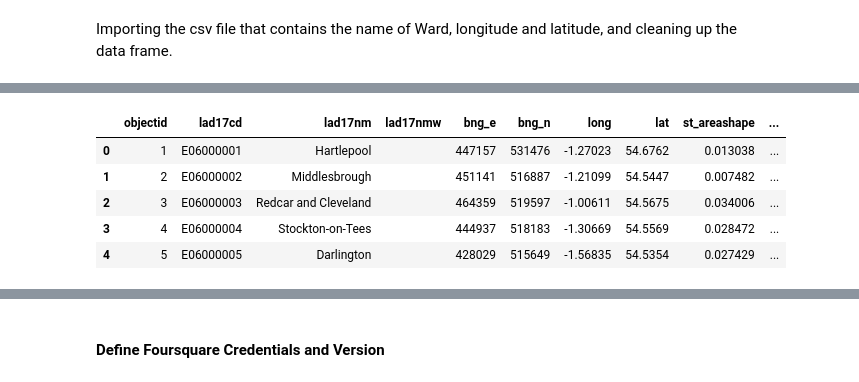
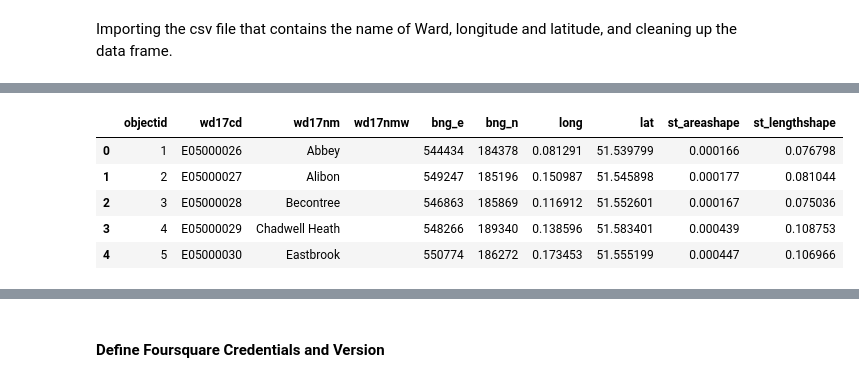
Before and after one commit to RJK99/Coursera_Capstone, a Jupyter notebook: AppliedDataScienceCapstone_A_Data_Journey_to_London_Week5.ipynb, the cells around one changed output, grey strips where cells are left out. Drawn from its saved outputs; the diff is of its cells as text; code cells hidden in the pictures.

```diff
--- a/AppliedDataScienceCapstone_A_Data_Journey_to_London_Week5.ipynb
+++ b/AppliedDataScienceCapstone_A_Data_Journey_to_London_Week5.ipynb
@@ -309,11 +345,11 @@ Importing the csv file that contains the name of Ward, longitude and latitude, a
 # %%
-df_geo_csv = pd.read_csv('Local_Authority_Districts__December_2017__Boundaries_in_the_UK__WGS84_.csv')
+df_geo_csv = pd.read_csv('Wards__December_2017__Boundaries_in_the_UK__WGS84_.csv')
 df_geo_csv.head()
 # %% [output]
-|  | objectid | lad17cd | lad17nm | lad17nmw | bng_e | bng_n | long | lat | st_areashape | ... |
-| 0 | 1 | E06000001 | Hartlepool |  | 447157 | 531476 | -1.27023 | 54.6762 | 0.013038 | ... |
-| 1 | 2 | E06000002 | Middlesbrough |  | 451141 | 516887 | -1.21099 | 54.5447 | 0.007482 | ... |
-| 2 | 3 | E06000003 | Redcar and Cleveland |  | 464359 | 519597 | -1.00611 | 54.5675 | 0.034006 | ... |
-| 3 | 4 | E06000004 | Stockton-on-Tees |  | 444937 | 518183 | -1.30669 | 54.5569 | 0.028472 | ... |
-| 4 | 5 | E06000005 | Darlington |  | 428029 | 515649 | -1.56835 | 54.5354 | 0.027429 | ... |
+|  | objectid | wd17cd | wd17nm | wd17nmw | bng_e | bng_n | long | lat | st_areashape | st_lengthshape |
+| 0 | 1 | E05000026 | Abbey |  | 544434 | 184378 | 0.081291 | 51.539799 | 0.000166 | 0.076798 |
+| 1 | 2 | E05000027 | Alibon |  | 549247 | 185196 | 0.150987 | 51.545898 | 0.000177 | 0.081044 |
+| 2 | 3 | E05000028 | Becontree |  | 546863 | 185869 | 0.116912 | 51.552601 | 0.000167 | 0.075036 |
+| 3 | 4 | E05000029 | Chadwell Heath |  | 548266 | 189340 | 0.138596 | 51.583401 | 0.000439 | 0.108753 |
+| 4 | 5 | E05000030 | Eastbrook |  | 550774 | 186272 | 0.173453 | 51.555199 | 0.000447 | 0.106966 |
 # %%
```
Also changed, not shown: parts of 9 cells of this notebook.
